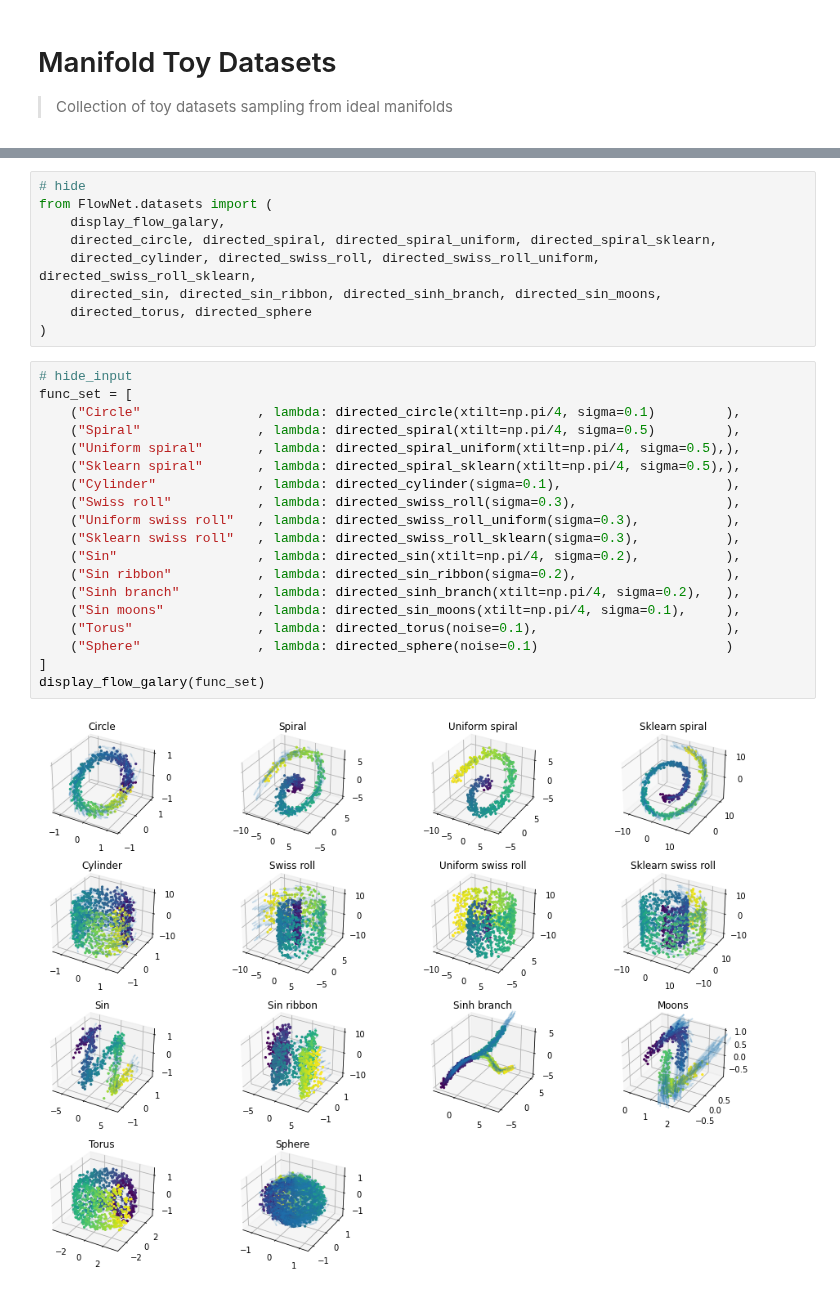
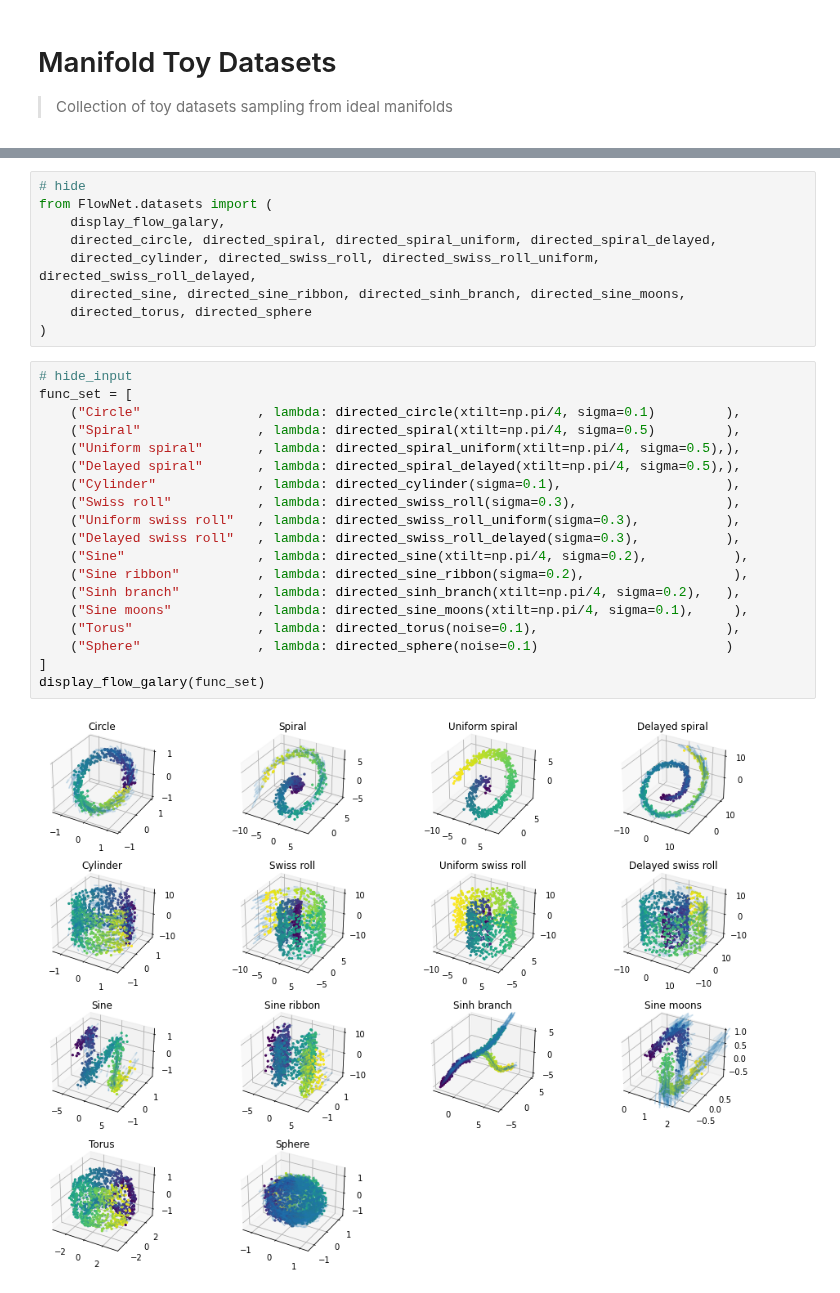
Before and after one commit to professorwug/FRED, a Jupyter notebook: 01a02 Manifold Toy Datasets.ipynb, the cells around one changed output, grey strips where cells are left out. Drawn from its saved outputs; the diff is of its cells as text.

```diff
--- a/01a02 Manifold Toy Datasets.ipynb
+++ b/01a02 Manifold Toy Datasets.ipynb
@@ -17,29 +20,29 @@ device = torch.device("cuda" if torch.cuda.is_available() else "cpu")
 # hide
 from FlowNet.datasets import (
     display_flow_galary,
-    directed_circle, directed_spiral, directed_spiral_uniform, directed_spiral_sklearn,
-    directed_cylinder, directed_swiss_roll, directed_swiss_roll_uniform, directed_swiss_roll_sklearn,
-    directed_sin, directed_sin_ribbon, directed_sinh_branch, directed_sin_moons,
+    directed_circle, directed_spiral, directed_spiral_uniform, directed_spiral_delayed,
+    directed_cylinder, directed_swiss_roll, directed_swiss_roll_uniform, directed_swiss_roll_delayed,
+    directed_sine, directed_sine_ribbon, directed_sinh_branch, directed_sine_moons,
     directed_torus, directed_sphere
 )
 # %%
 # hide_input
 func_set = [
     ("Circle"               , lambda: directed_circle(xtilt=np.pi/4, sigma=0.1)         ),
     ("Spiral"               , lambda: directed_spiral(xtilt=np.pi/4, sigma=0.5)         ),
     ("Uniform spiral"       , lambda: directed_spiral_uniform(xtilt=np.pi/4, sigma=0.5),),
-    ("Sklearn spiral"       , lambda: directed_spiral_sklearn(xtilt=np.pi/4, sigma=0.5),),
+    ("Delayed spiral"       , lambda: directed_spiral_delayed(xtilt=np.pi/4, sigma=0.5),),
     ("Cylinder"             , lambda: directed_cylinder(sigma=0.1),                     ),
     ("Swiss roll"           , lambda: directed_swiss_roll(sigma=0.3),                   ),
     ("Uniform swiss roll"   , lambda: directed_swiss_roll_uniform(sigma=0.3),           ),
-    ("Sklearn swiss roll"   , lambda: directed_swiss_roll_sklearn(sigma=0.3),           ),
-    ("Sin"                  , lambda: directed_sin(xtilt=np.pi/4, sigma=0.2),           ),
-    ("Sin ribbon"           , lambda: directed_sin_ribbon(sigma=0.2),                   ),
+    ("Delayed swiss roll"   , lambda: directed_swiss_roll_delayed(sigma=0.3),           ),
+    ("Sine"                 , lambda: directed_sine(xtilt=np.pi/4, sigma=0.2),           ),
+    ("Sine ribbon"          , lambda: directed_sine_ribbon(sigma=0.2),                   ),
     ("Sinh branch"          , lambda: directed_sinh_branch(xtilt=np.pi/4, sigma=0.2),   ),
-    ("Sin moons"            , lambda: directed_sin_moons(xtilt=np.pi/4, sigma=0.1),     ),
+    ("Sine moons"           , lambda: directed_sine_moons(xtilt=np.pi/4, sigma=0.1),     ),
     ("Torus"                , lambda: directed_torus(noise=0.1),                        ),
     ("Sphere"               , lambda: directed_sphere(noise=0.1)                        )
 ]
 display_flow_galary(func_set)
 # %% [output]
-[figure, old version]
+[figure, new version]
```
Also changed, not shown: parts of 1 cell of this notebook, 6 other files.
